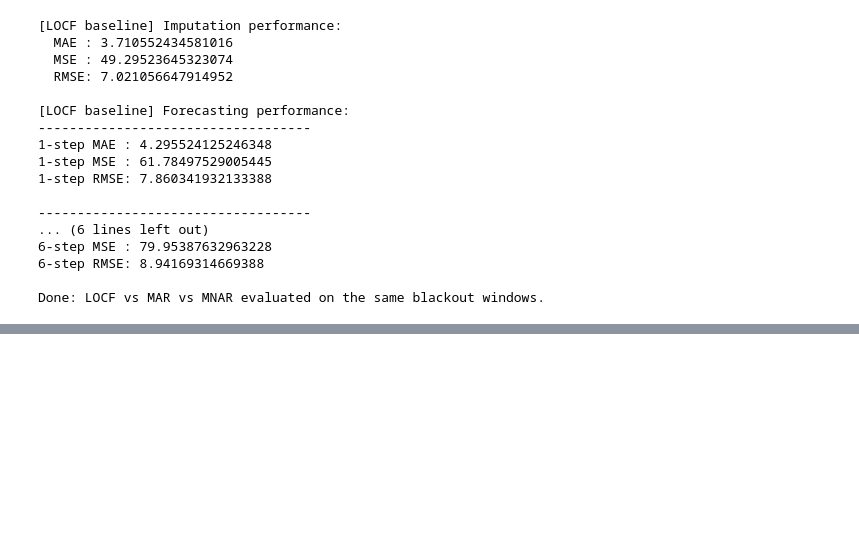
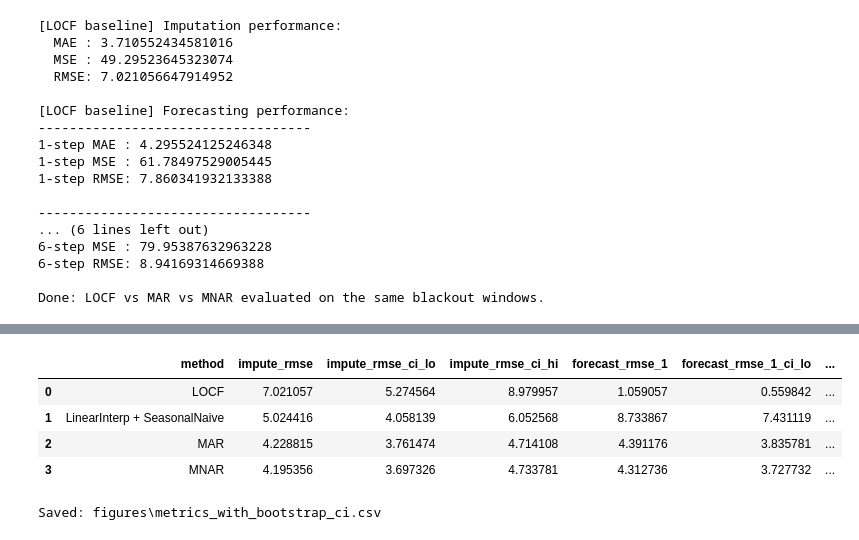
Before and after one commit to armansunesh/ABC, a Jupyter notebook: main(2) (3) (1) (1) (9) (1).ipynb, the cells around one changed output, grey strips where cells are left out. Cells and saved outputs as stored; diff of their text form; code cells hidden in the pictures; blank space fills up the shorter version.

```diff
--- a/main(2) (3) (1) (1) (9) (1).ipynb
+++ b/main(2) (3) (1) (1) (9) (1).ipynb
@@ -1720,34 +1726,41 @@ NameError: name 'fill_impute_predictions' is not defined
 def summarize_with_ci():
     # Imputation weighted RMSE CI
     rows = []
     for name in order:
         mse_list, w_list = _collect_impute_window_mse(x_t, impute_pred_map[name], meta, impute_evaluation_windows_val)
         c, lo, hi = _bootstrap_weighted_rmse_from_mse(mse_list, w_list, B=1000, seed=123)
         row = {"method": name, "impute_rmse": c, "impute_rmse_ci_lo": lo, "impute_rmse_ci_hi": hi}
         rows.append(row)
 
     # Forecast RMSE CI (1/3/6)
     se_map = {
         "LOCF": se_locf,
-        "LinearInterp + SeasonalNaive": se_season,  # forecasting part is seasonal naive here
+        "SeasonalNaive": se_season,  # seasonal naive forecast SEs
         "MAR": se_mar,
         "MNAR": se_mnar,
     }
     for r in rows:
         name = r["method"]
         se_dict = se_map["SeasonalNaive"] if name == "LinearInterp + SeasonalNaive" else se_map[name]
         for h in [1, 3, 6]:
             c, lo, hi = _bootstrap_rmse_from_se(se_dict[h], B=1000, seed=1000 + h)
             r[f"forecast_rmse_{h}"] = c
             r[f"forecast_rmse_{h}_ci_lo"] = lo
             r[f"forecast_rmse_{h}_ci_hi"] = hi
 
     df = pd.DataFrame(rows)
     display(df)
     df.to_csv(os.path.join(FIG_DIR, "metrics_with_bootstrap_ci.csv"), index=False)
     print("Saved:", os.path.join(FIG_DIR, "metrics_with_bootstrap_ci.csv"))
 
 summarize_with_ci()
+# %% [output]
+|  | method | impute_rmse | impute_rmse_ci_lo | impute_rmse_ci_hi | forecast_rmse_1 | forecast_rmse_1_ci_lo | ... |
+| 0 | LOCF | 7.021057 | 5.274564 | 8.979957 | 1.059057 | 0.559842 | ... |
+| 1 | LinearInterp + SeasonalNaive | 5.024416 | 4.058139 | 6.052568 | 8.733867 | 7.431119 | ... |
+| 2 | MAR | 4.228815 | 3.761474 | 4.714108 | 4.391176 | 3.835781 | ... |
+| 3 | MNAR | 4.195356 | 3.697326 | 4.733781 | 4.312736 | 3.727732 | ... |
+Saved: figures\metrics_with_bootstrap_ci.csv
 # %%
 
 # ==========================================================
```
Also changed, not shown: parts of 4 cells of this notebook.
